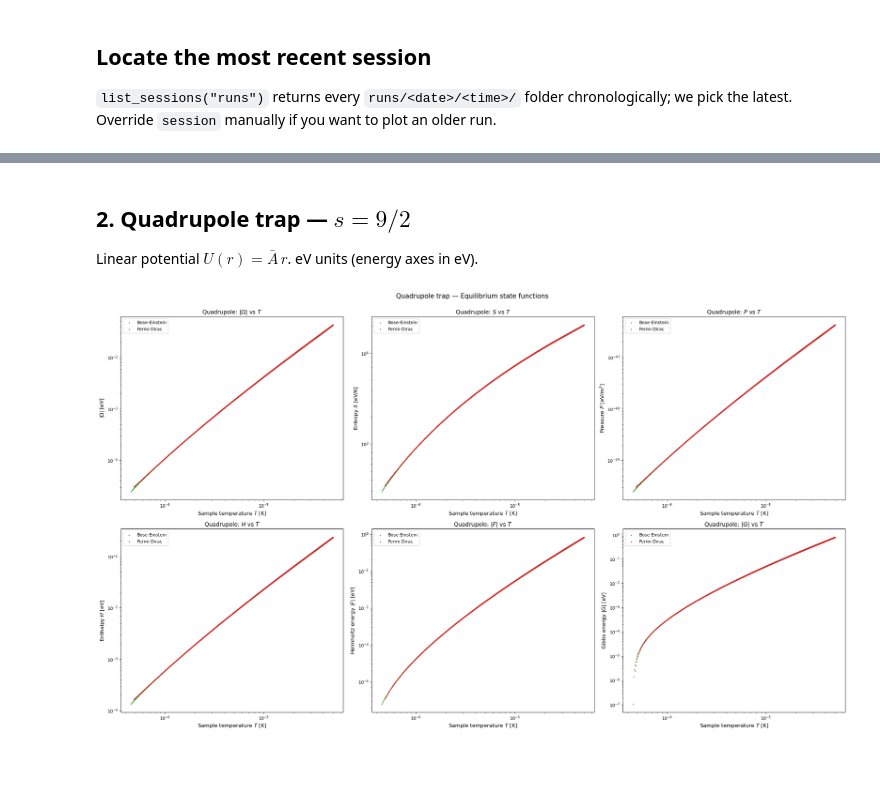
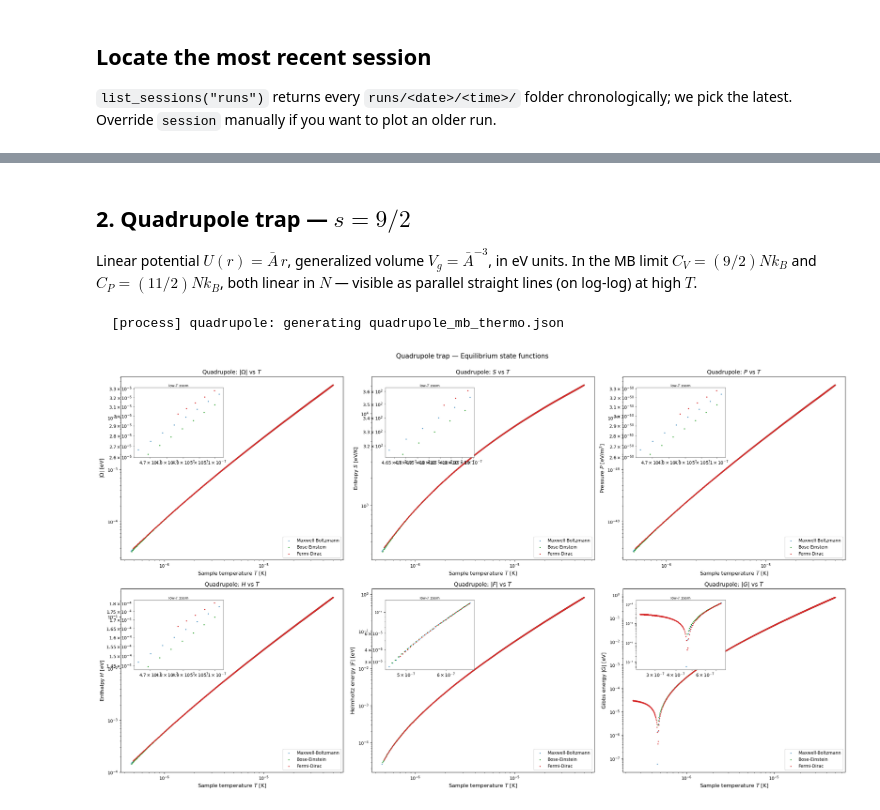
Before and after one commit to arvizu-god/evaporative_cooling, a Jupyter notebook: evap_cool_thermo_usage.ipynb, the cells around one changed output, grey strips where cells are left out. Drawn from its saved outputs; the diff is of its cells as text; code cells hidden in the pictures; blank space fills up the shorter version.

```diff
--- a/evap_cool_thermo_usage.ipynb
+++ b/evap_cool_thermo_usage.ipynb
@@ -128,10 +193,12 @@ will report the missing files and silently move on.)
 # %%
-data = load_thermo_pair(session, "box")
+trap_box = BoxTrap(V=1e-11)   # must match the trap used in the upstream run
+data = load_thermo_pair(session, "box", trap=trap_box)
 if data is not None:
-    T_b, thermo_b, T_f, thermo_f = data
+    T_b, thermo_b, T_f, thermo_f, T_mb, thermo_mb = data
     fig_box_state = plot_state_functions(
         T_b, thermo_b, T_f, thermo_f,
         trap_name="Box",
+        T_mb=T_mb, thermo_mb=thermo_mb,
         units_energy=units_for("box"),
     )
     plt.show()
@@ -142,6 +209,7 @@ if data is not None:
     fig_box_coef = plot_thermal_coefficients(
         T_b, thermo_b, T_f, thermo_f,
         trap_name="Box",
+        T_mb=T_mb, thermo_mb=thermo_mb,
         units_energy=units_for("box"),
     )
     plt.show()
@@ -148,19 +218,25 @@ if data is not None:
 # %% [markdown]
 ## 2. Quadrupole trap — $s = 9/2$
 
-Linear potential $U(r) = \bar A\, r$. eV units (energy axes in eV).
+Linear potential $U(r) = \bar A\, r$, generalized volume $V_g = \bar A^{-3}$,
+in eV units.  In the MB limit $C_V = (9/2)Nk_B$ and $C_P = (11/2)Nk_B$,
+both linear in $N$ — visible as parallel straight lines (on log-log) at
+high $T$.
 # %%
-data = load_thermo_pair(session, "quadrupole")
+trap_quad = QuadrupoleTrap(A_bar=1e-15)
+data = load_thermo_pair(session, "quadrupole", trap=trap_quad)
 if data is not None:
-    T_b, thermo_b, T_f, thermo_f = data
+    T_b, thermo_b, T_f, thermo_f, T_mb, thermo_mb = data
     fig_quad_state = plot_state_functions(
         T_b, thermo_b, T_f, thermo_f,
         trap_name="Quadrupole",
+        T_mb=T_mb, thermo_mb=thermo_mb,
         units_energy=units_for("quadrupole"),
     )
     plt.show()
 # %% [output]
+  [process] quadrupole: generating quadrupole_mb_thermo.json
-[figure, old version]
+[figure, new version]
 # %%
 if data is not None:
     fig_quad_coef = plot_thermal_coefficients(
```
Also changed, not shown: parts of 15 cells of this notebook, 16 other files.
